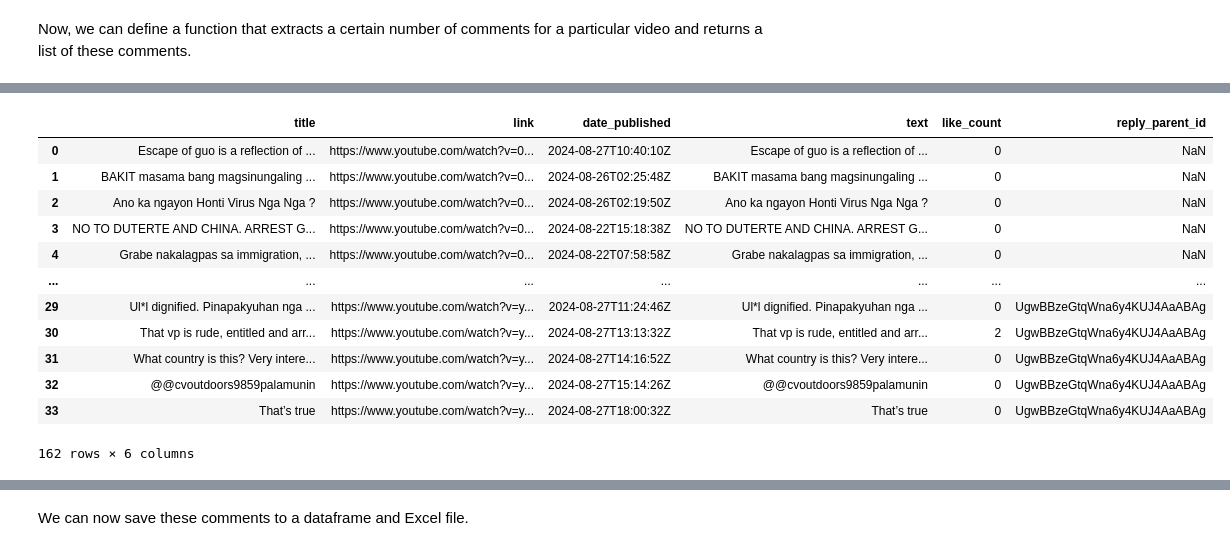
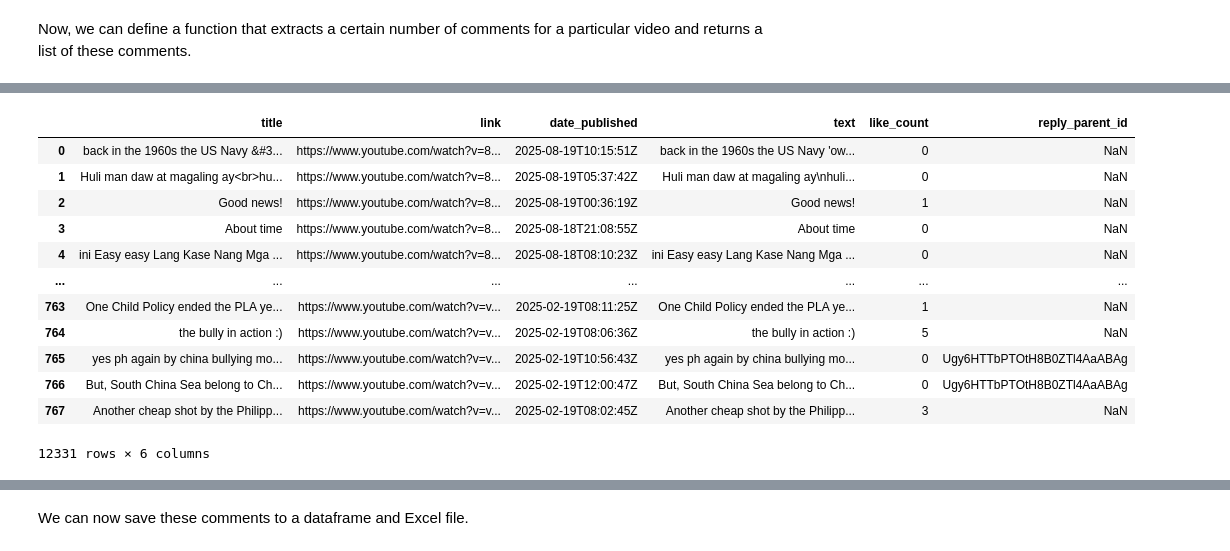
Before and after one commit to dyi-el/social-computing, a Jupyter notebook: 1 - NLP Data Collection.ipynb, the cells around one changed output, grey strips where cells are left out. Drawn from its saved outputs; the diff is of its cells as text; code cells hidden in the pictures.

```diff
--- a/1 - NLP Data Collection.ipynb
+++ b/1 - NLP Data Collection.ipynb
@@ -203,6 +204,7 @@ def extract_article_data(link):
       - date (str): The date the article was published.
       - link (str): The URL of the article.
       - text (str): The content of the article.
+      - tags (list[str]): A list of tags/topics attached to the article.
   """
   # Make a GET request for the article URL
   r = requests.get(link, headers=headers)
@@ -225,9 +227,15 @@ def extract_article_data(link):
     untagged_line = line.get_text()
     text += untagged_line + '\n'
 
+  # Retrieve tags (topics under related-topics-links)
+  tags_div = soup.find("div", {"class": "related-topics-links"})
+  tags = []
+  if tags_div:
+      tags = [a.get_text(strip=True) for a in tags_div.find_all("a")]
+
   # Create list containing doc details
   # Append to dataset
-  doc_details = [title, date, link, text]
+  doc_details = [title, date, link, text, tags]
   return doc_details
 # %%
 # Test the `extract_article_data` function
@@ -389,7 +459,7 @@ import os
 load_dotenv()
 api_key = os.getenv("YOUTUBE_API_KEY")
 # %%
-api_key = 'GOOGLE_YOUTUBE_API_KEY'  # Replace with your actual API key
+api_key = os.getenv("YOUTUBE_API_KEY")
 youtube = build('youtube', 'v3', developerKey=api_key)
 # %% [markdown]
 Let's make it our goal to make a corpus based on YouTube comments about Alice Guo.
@@ -405,7 +475,7 @@ Now, let's try and look at the contents of the video_response object.
 # %% [markdown]
 ## Extract the YouTube comments
 # %%
-video_id = '7jgUDCJh-WE'
+video_id = '84-cHoF2-KM'
 video_response = youtube.commentThreads().list(
   videoId=video_id, part='snippet,replies', maxResults=100,
   order='time'
@@ -617,7 +687,7 @@ However, if we check the video's comments section, we'll see that there are 128
 
 So how can we extract more comments? That's where `pageToken` comes in.
 # %%
-video_id = '7jgUDCJh-WE'
+video_id = '84-cHoF2-KM'
 video_response = youtube.commentThreads().list(
   videoId=video_id, part='snippet,replies', maxResults=50,
   order='time'
@@ -911,19 +1013,31 @@ def extract_youtube_comments(video_id, no_comments):
 # %%
 video_links = [
-  '0v1XHgWyIvU',  # more comments
-  'yfoq-0gGTLM'  # fewer comments
+    # INQUIRER.net
+    "84-cHoF2-KM", "RZ_ChwE999c", "ln2Ypifk9N4", "yCbm0Yr_M_Q", "xQVQ5ll8OkU",
+
+    # ABS-CBN News
+    "Psg0D9vfzd4", "o3ySNNJp1AU", "zpNubAGmAWo", "LYLubb8gSCs", "1QnKFs59fXs",
+
+    # Rappler
+    "RtYfUUKro6U", "i0TVLUdhv_k", "gak6OwMyQSc", "VkMXLNDZVQ4", "W-yJiJQpYrc",
+
+    # Al Jazeera English
+    "z-7iFUZf_SU", "nJp2jJHTAw4", "GGMTjsB5SVs", "lJ9s13CjtqA", "pIjt4jnvvqI",
+
+    # South China Morning Post
+    "8eqtl0ym1p8", "smAGoZrk59c", "mDBSJOdt5HI", "TQi7WB6Wjys", "vCmPPMdyvkA"
 ]
 
-aliceguo_youtube_corpus = None
+wphsea_youtube_corpus = None
 
 for video_link in video_links:
   print(f'Extracting comments from video: {video_link}')
-  if aliceguo_youtube_corpus is None:
-    aliceguo_youtube_corpus = extract_youtube_comments(video_link, 750)
+  if wphsea_youtube_corpus is None:
+    wphsea_youtube_corpus = extract_youtube_comments(video_link, 750)
   else:
-    aliceguo_youtube_corpus = pd.concat([
-      aliceguo_youtube_corpus, extract_youtube_comments(video_link, 750)
+    wphsea_youtube_corpus = pd.concat([
+      wphsea_youtube_corpus, extract_youtube_comments(video_link, 750)
     ])
 
-aliceguo_youtube_corpus
+wphsea_youtube_corpus
 # %% [output]
@@ -943,13 +1061,13 @@ No more comment pages left.
 |  | title | link | date_published | text | like_count | reply_parent_id |
-| 0 | Escape of guo is a reflection of ... | https://www.youtube.com/watch?v=0... | 2024-08-27T10:40:10Z | Escape of guo is a reflection of ... | 0 | NaN |
-| 1 | BAKIT masama bang magsinungaling ... | https://www.youtube.com/watch?v=0... | 2024-08-26T02:25:48Z | BAKIT masama bang magsinungaling ... | 0 | NaN |
-| 2 | Ano ka ngayon Honti Virus Nga Nga ? | https://www.youtube.com/watch?v=0... | 2024-08-26T02:19:50Z | Ano ka ngayon Honti Virus Nga Nga ? | 0 | NaN |
-| 3 | NO TO DUTERTE AND CHINA. ARREST G... | https://www.youtube.com/watch?v=0... | 2024-08-22T15:18:38Z | NO TO DUTERTE AND CHINA. ARREST G... | 0 | NaN |
-| 4 | Grabe nakalagpas sa immigration, ... | https://www.youtube.com/watch?v=0... | 2024-08-22T07:58:58Z | Grabe nakalagpas sa immigration, ... | 0 | NaN |
+| 0 | back in the 1960s the US Navy &#3... | https://www.youtube.com/watch?v=8... | 2025-08-19T10:15:51Z | back in the 1960s the US Navy 'ow... | 0 | NaN |
+| 1 | Huli man daw at magaling ay<br>hu... | https://www.youtube.com/watch?v=8... | 2025-08-19T05:37:42Z | Huli man daw at magaling ay\nhuli... | 0 | NaN |
+| 2 | Good news! | https://www.youtube.com/watch?v=8... | 2025-08-19T00:36:19Z | Good news! | 1 | NaN |
+| 3 | About time | https://www.youtube.com/watch?v=8... | 2025-08-18T21:08:55Z | About time | 0 | NaN |
+| 4 | ini Easy easy Lang Kase Nang Mga ... | https://www.youtube.com/watch?v=8... | 2025-08-18T08:10:23Z | ini Easy easy Lang Kase Nang Mga ... | 0 | NaN |
 | ... | ... | ... | ... | ... | ... | ... |
-| 29 | Ul*l dignified. Pinapakyuhan nga ... | https://www.youtube.com/watch?v=y... | 2024-08-27T11:24:46Z | Ul*l dignified. Pinapakyuhan nga ... | 0 | UgwBBzeGtqWna6y4KUJ4AaABAg |
-| 30 | That vp is rude, entitled and arr... | https://www.youtube.com/watch?v=y... | 2024-08-27T13:13:32Z | That vp is rude, entitled and arr... | 2 | UgwBBzeGtqWna6y4KUJ4AaABAg |
-| 31 | What country is this? Very intere... | https://www.youtube.com/watch?v=y... | 2024-08-27T14:16:52Z | What country is this? Very intere... | 0 | UgwBBzeGtqWna6y4KUJ4AaABAg |
-| 32 | @@cvoutdoors9859palamunin | https://www.youtube.com/watch?v=y... | 2024-08-27T15:14:26Z | @@cvoutdoors9859palamunin | 0 | UgwBBzeGtqWna6y4KUJ4AaABAg |
-| 33 | That’s true | https://www.youtube.com/watch?v=y... | 2024-08-27T18:00:32Z | That’s true | 0 | UgwBBzeGtqWna6y4KUJ4AaABAg |
+| 763 | One Child Policy ended the PLA ye... | https://www.youtube.com/watch?v=v... | 2025-02-19T08:11:25Z | One Child Policy ended the PLA ye... | 1 | NaN |
+| 764 | the bully in action :) | https://www.youtube.com/watch?v=v... | 2025-02-19T08:06:36Z | the bully in action :) | 5 | NaN |
+| 765 | yes ph again by china bullying mo... | https://www.youtube.com/watch?v=v... | 2025-02-19T10:56:43Z | yes ph again by china bullying mo... | 0 | Ugy6HTTbPTOtH8B0ZTl4AaABAg |
+| 766 | But, South China Sea belong to Ch... | https://www.youtube.com/watch?v=v... | 2025-02-19T12:00:47Z | But, South China Sea belong to Ch... | 0 | Ugy6HTTbPTOtH8B0ZTl4AaABAg |
+| 767 | Another cheap shot by the Philipp... | https://www.youtube.com/watch?v=v... | 2025-02-19T08:02:45Z | Another cheap shot by the Philipp... | 3 | NaN |
-162 rows × 6 columns
+12331 rows × 6 columns
```
Also changed, not shown: parts of 30 cells of this notebook, 1 other file.
